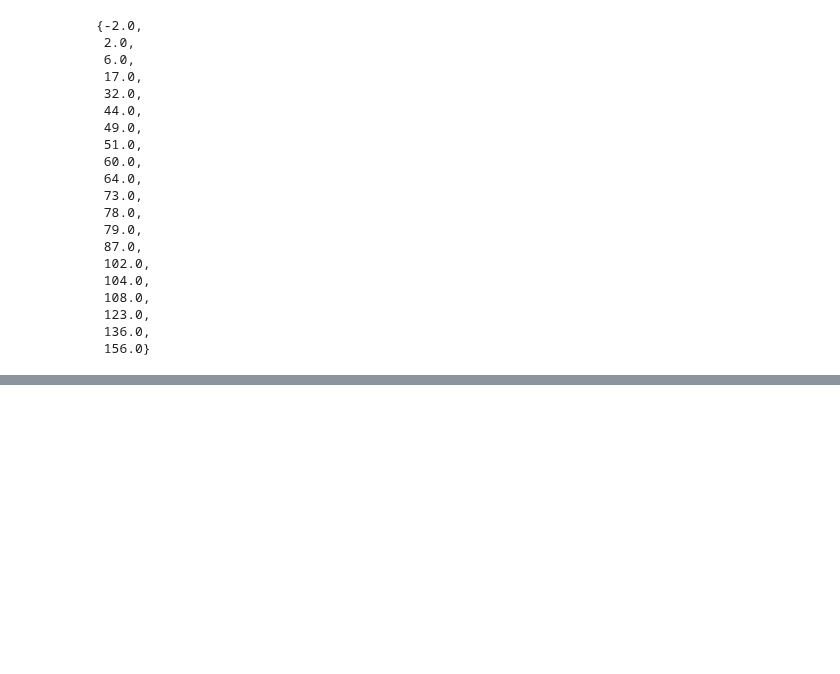
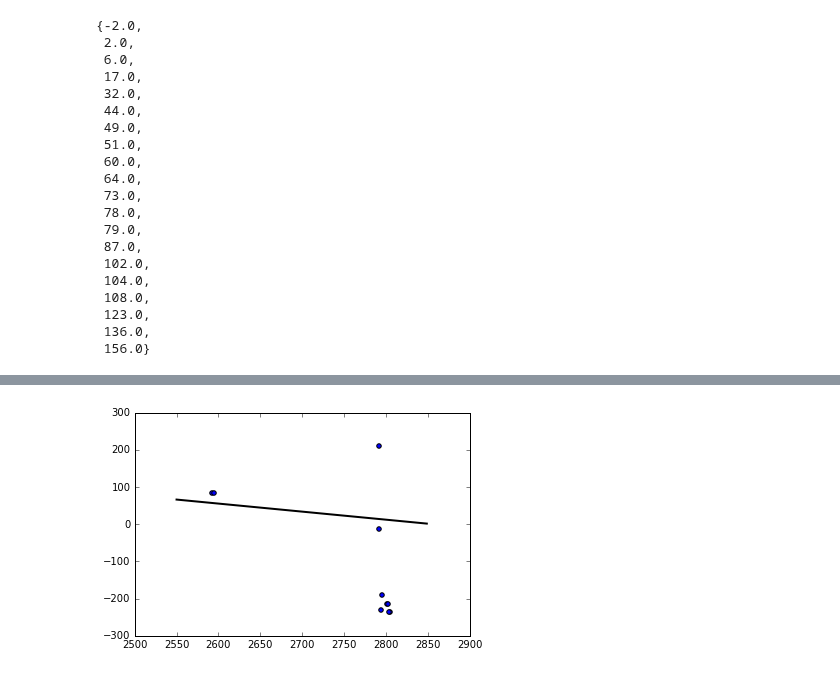
Before and after one commit to yandexdataschool/ship_tracks_recognition, a Jupyter notebook: U,V_recognition.ipynb, the cells around one changed output, grey strips where cells are left out. Cells and saved outputs as stored; diff of their text form; code cells hidden in the pictures; blank space fills up the shorter version.

```diff
--- a/U,V_recognition.ipynb
+++ b/U,V_recognition.ipynb
@@ -122,0 +140,4 @@ show(10001)
+# %%
+show(10004)
+# %% [output]
+[figure, added]
```
Also changed, not shown: parts of 5 cells of this notebook, 1 other file.
